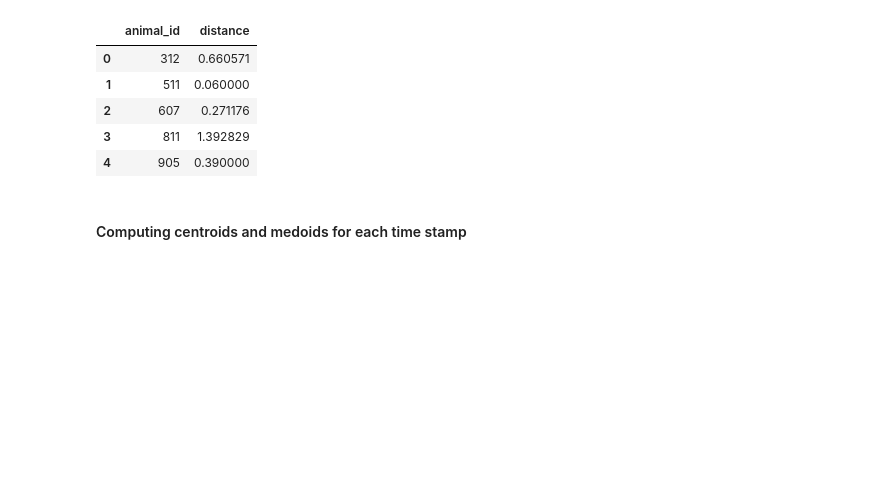
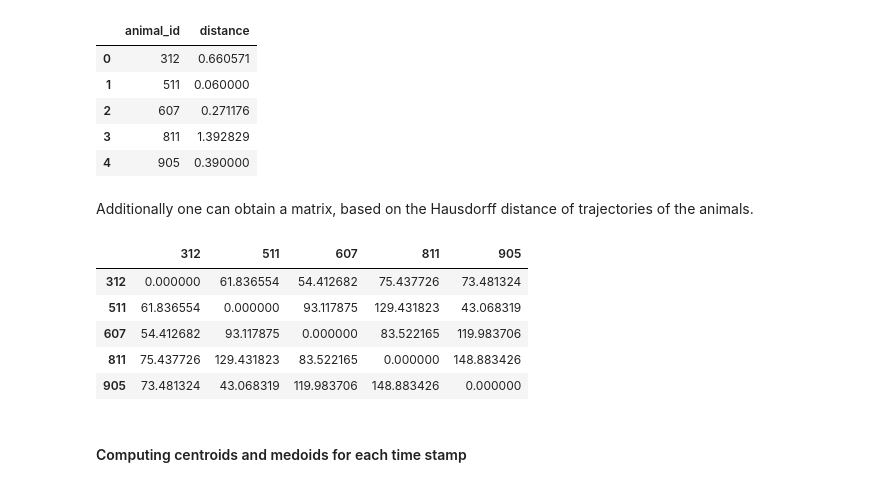
Before and after one commit to dbvis-ukon/movekit, a Jupyter notebook: examples/02_extract_features.ipynb, the cells around one changed output. Cells and saved outputs as stored; diff of their text form; code cells hidden in the pictures; blank space fills up the shorter version.

```diff
--- a/examples/02_extract_features.ipynb
+++ b/examples/02_extract_features.ipynb
@@ -86,6 +86,17 @@ mkit.distance_by_time(data, 3, 5)
 | 2 | 607 | 0.271176 |
 | 3 | 811 | 1.392829 |
 | 4 | 905 | 0.390000 |
+# %% [markdown]
+Additionally one can obtain a matrix, based on the Hausdorff distance of trajectories of the animals.
+# %%
+mkit.hausdorff_distance(data)
+# %% [output]
+|  | 312 | 511 | 607 | 811 | 905 |
+| 312 | 0.000000 | 61.836554 | 54.412682 | 75.437726 | 73.481324 |
+| 511 | 61.836554 | 0.000000 | 93.117875 | 129.431823 | 43.068319 |
+| 607 | 54.412682 | 93.117875 | 0.000000 | 83.522165 | 119.983706 |
+| 811 | 75.437726 | 129.431823 | 83.522165 | 0.000000 | 148.883426 |
+| 905 | 73.481324 | 43.068319 | 119.983706 | 148.883426 | 0.000000 |
 # %% [markdown]
 #### Computing centroids and medoids for each time stamp
 # %%
```
Also changed, not shown: parts of 8 cells of this notebook, 3 other files.
